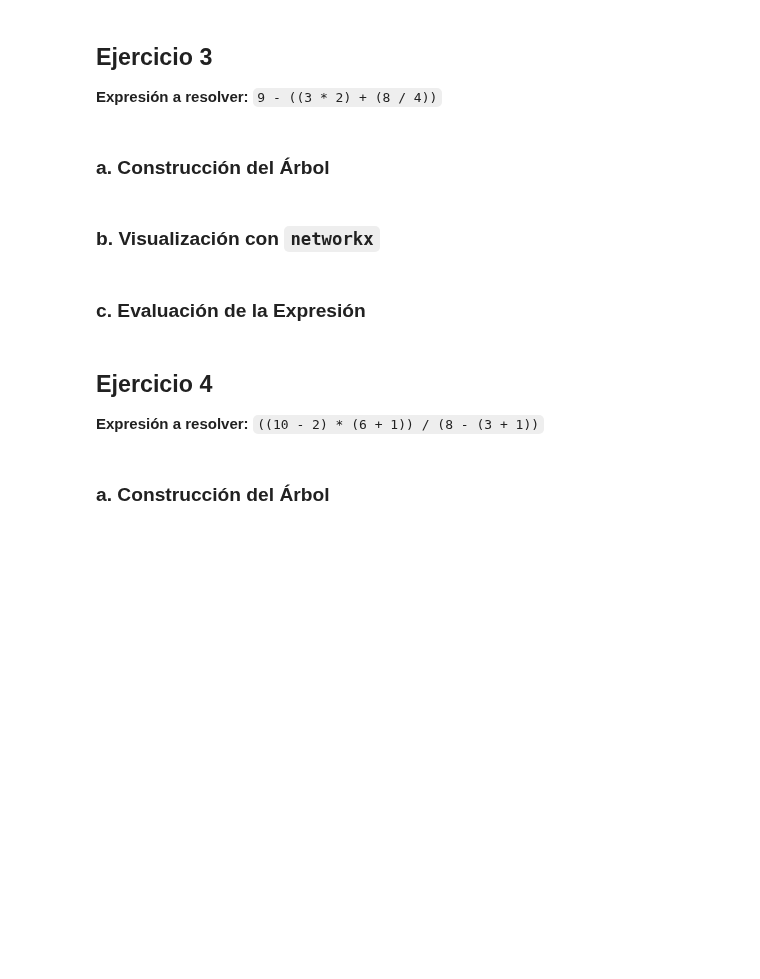
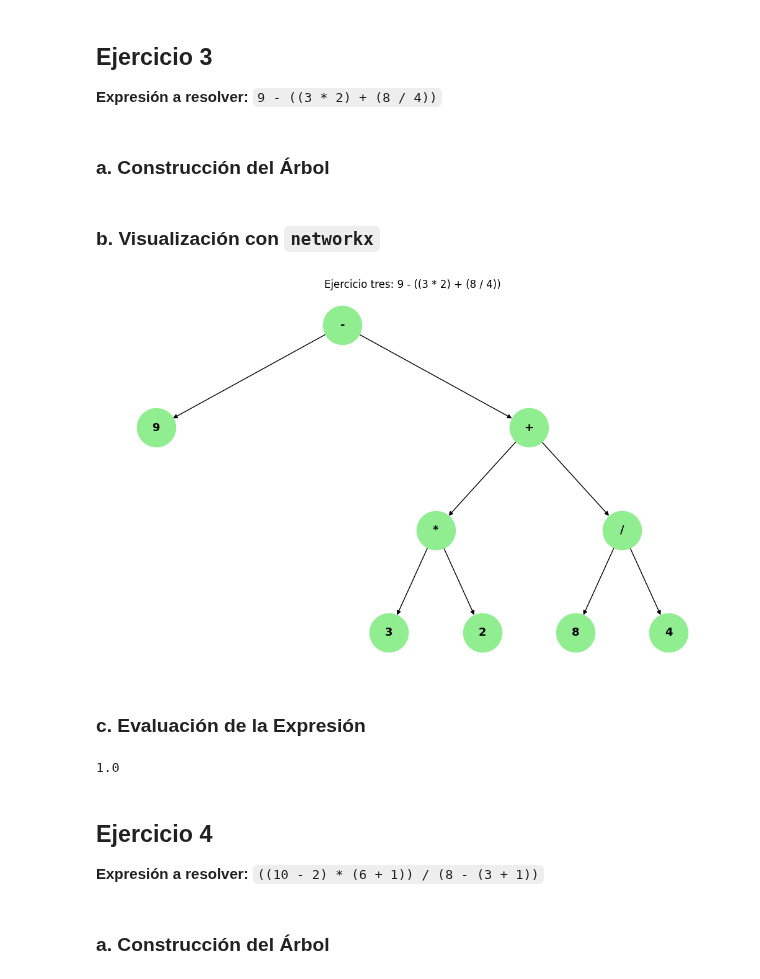
Before and after one commit to Esteban1142025/PUCESA_PROGRAMACION2, a Jupyter notebook: Programacion 4 Cuarto Semestre/RDA 1/Trabajo_Clase_Arboles_Expresion.ipynb, the cells around one changed output. Saved outputs shown, nothing was run; the diff lists cells and outputs as text; code cells hidden in the pictures; blank space fills up the shorter version.

```diff
--- a/Programacion 4 Cuarto Semestre/RDA 1/Trabajo_Clase_Arboles_Expresion.ipynb
+++ b/Programacion 4 Cuarto Semestre/RDA 1/Trabajo_Clase_Arboles_Expresion.ipynb
@@ -52,11 +287,81 @@ Este trabajo tiene como objetivo aplicar los conocimientos sobre árboles binari
 # %% [markdown]
 ### b. Visualización con `networkx`
 # %%
-# Escribe aquí el código para graficar el árbol
+import matplotlib.pyplot as plt
+import networkx as nx
+
+# Creamos el grafo dirigido
+G = nx.DiGraph()
+
+# Definimos las conexiones entre nodos
+edges = [
+    ('-', '9'),
+    ('-', '+'),
+    ('+', '*'),
+    ('+', '/'),
+    ('*', '3'),
+    ('*', '2'),
+    ('/', '8'),
+    ('/', '4')
+]
+
+# Agregamos las aristas
+G.add_edges_from(edges)
+
+# Definimos posiciones para visualizar el árbol de forma jerárquica
+pos = {
+    '-': (0, 3),
+    '9': (-2, 2),
+    '+': (2, 2),
+    '*': (1, 1),
+    '/': (3, 1),
+    '3': (0.5, 0),
+    '2': (1.5, 0),
+    '8': (2.5, 0),
+    '4': (3.5, 0)
+}
+
+# Dibujamos el árbol
+plt.figure(figsize=(10, 6))
+nx.draw(
+    G, pos,
+    with_labels=True,
+    node_color='lightgreen',
+    node_size=2000,
+    font_size=13,
+    font_weight='bold',
+    arrows=True
+)
+plt.title("Ejercicio tres: 9 - ((3 * 2) + (8 / 4))")
+plt.axis('off')
+plt.show()
+# %% [output]
+[figure, added]
 # %% [markdown]
 ### c. Evaluación de la Expresión
 # %%
-# Escribe aquí el código para evaluar la expresión
+# Función recursiva para evaluar el árbol
+def evaluar(nodo):
+    if isinstance(nodo.valor, int):
+        return nodo.valor
+
+    izq = evaluar(nodo.izq)
+    der = evaluar(nodo.der)
+
+    if nodo.valor == '+':
+        return izq + der
+    elif nodo.valor == '-':
+        return izq - der
+    elif nodo.valor == '*':
+        return izq * der
+    elif nodo.valor == '/':
+        return izq / der
+
+# Evaluamos la expresión
+resultado = evaluar(arbol)
+resultado
+# %% [output]
+1.0
 # %% [markdown]
 ## Ejercicio 4
 **Expresión a resolver:** `((10 - 2) * (6 + 1)) / (8 - (3 + 1))`
```
Also changed, not shown: parts of 14 cells of this notebook.
